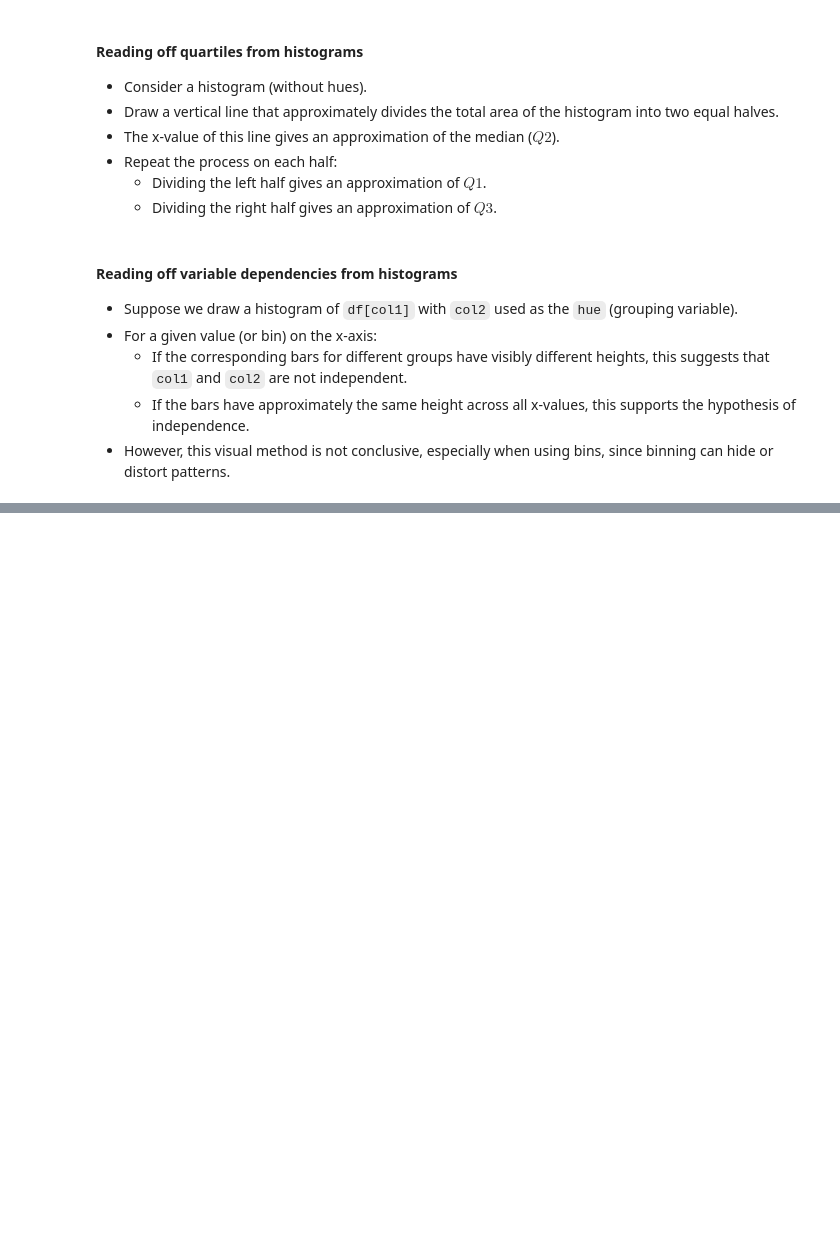
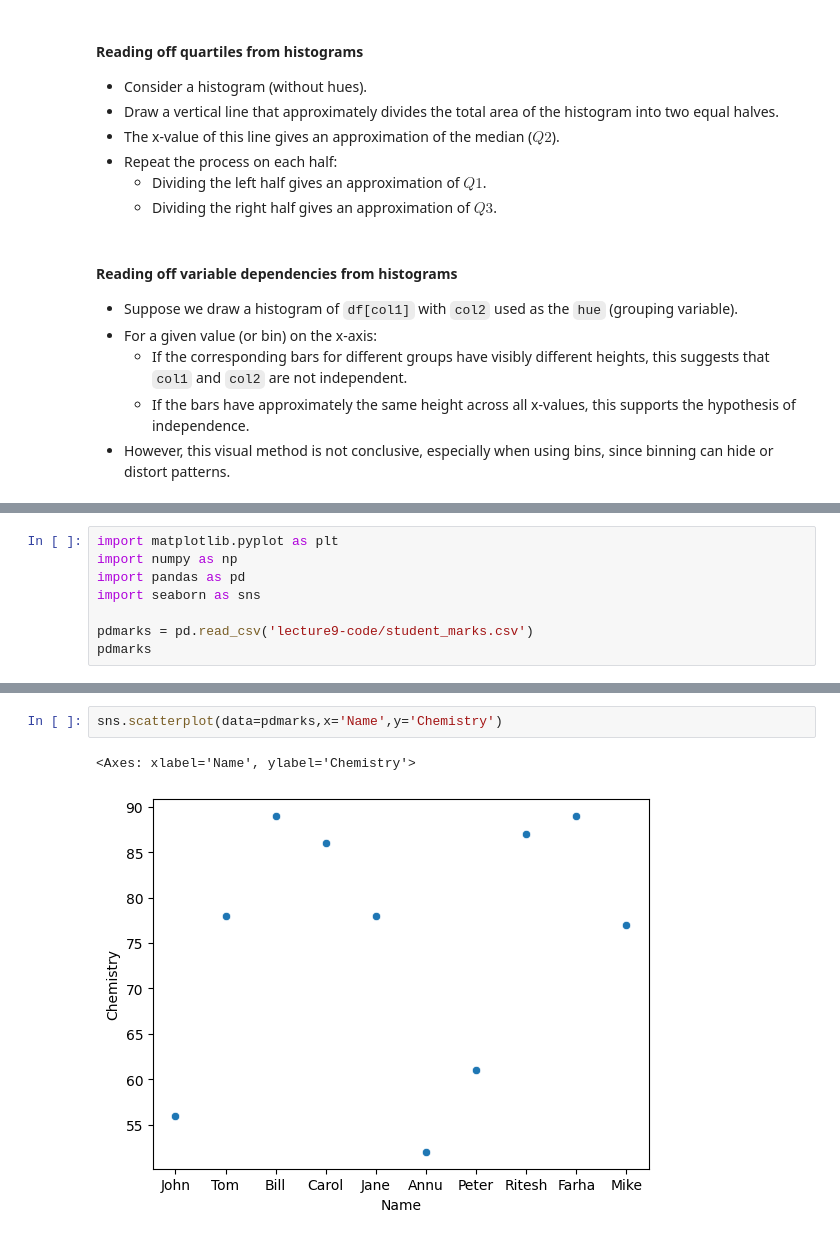
Before and after one commit to F-Badger/l2, a Jupyter notebook: COMP2271 Data Science/Data Cleaning and Analytics.ipynb, the cells around one changed output, grey strips where cells are left out. Saved outputs shown, nothing was run; the diff lists cells and outputs as text; blank space fills up the shorter version.

Commit message:
data science l19

```diff
--- a/COMP2271 Data Science/Data Cleaning and Analytics.ipynb
+++ b/COMP2271 Data Science/Data Cleaning and Analytics.ipynb
@@ -1871,0 +1877,8 @@ Note that the overlap of bars in the layer mode may change the colours of bars.
+# %%
+import matplotlib.pyplot as plt
+import numpy as np
+import pandas as pd
+import seaborn as sns
+
+pdmarks = pd.read_csv('lecture9-code/student_marks.csv')
+pdmarks
@@ -1871,0 +1897,5 @@ Note that the overlap of bars in the layer mode may change the colours of bars.
+# %%
+sns.scatterplot(data=pdmarks,x='Name',y='Chemistry')
+# %% [output]
+<Axes: xlabel='Name', ylabel='Chemistry'>
+[figure, added]
```
Also changed, not shown: parts of 23 cells of this notebook, 3 other files.
